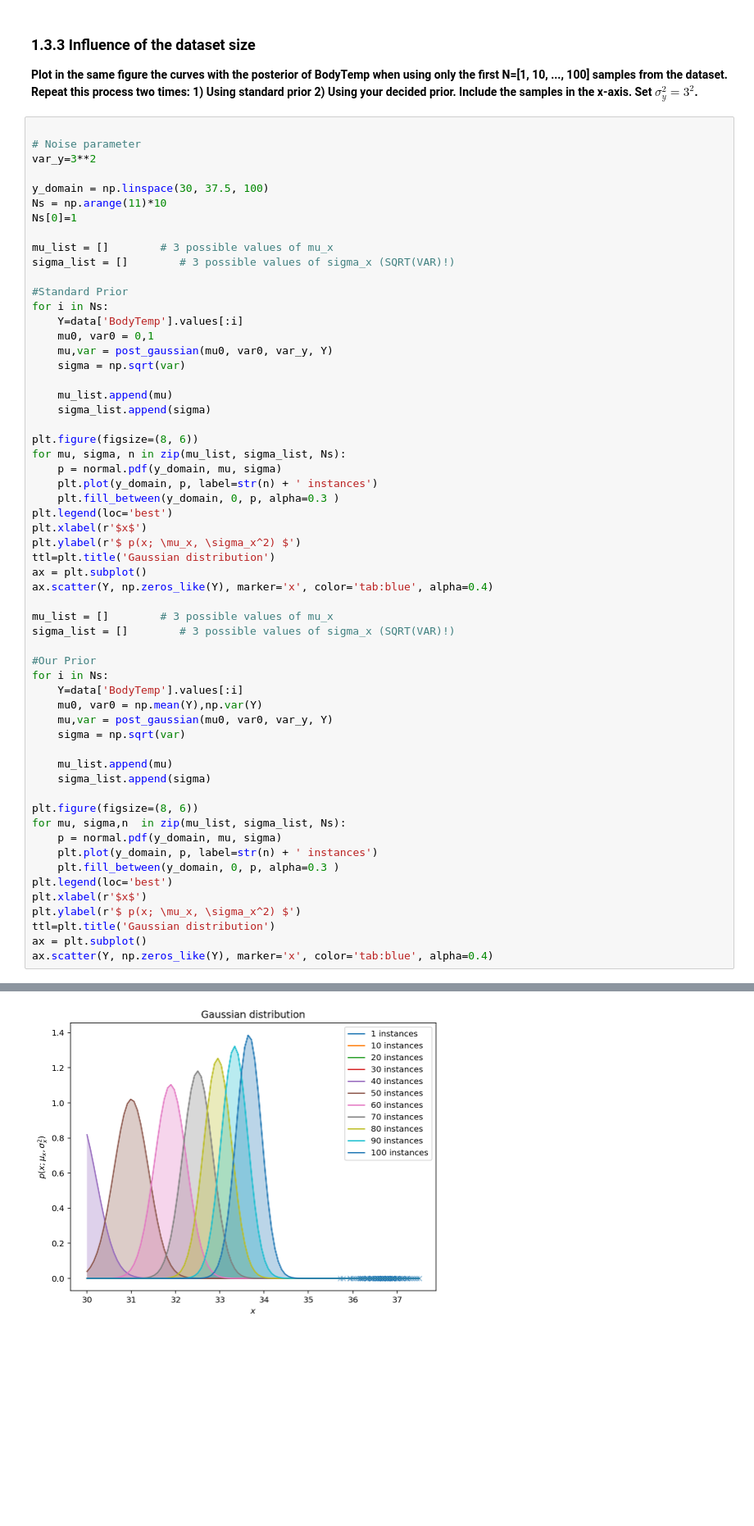
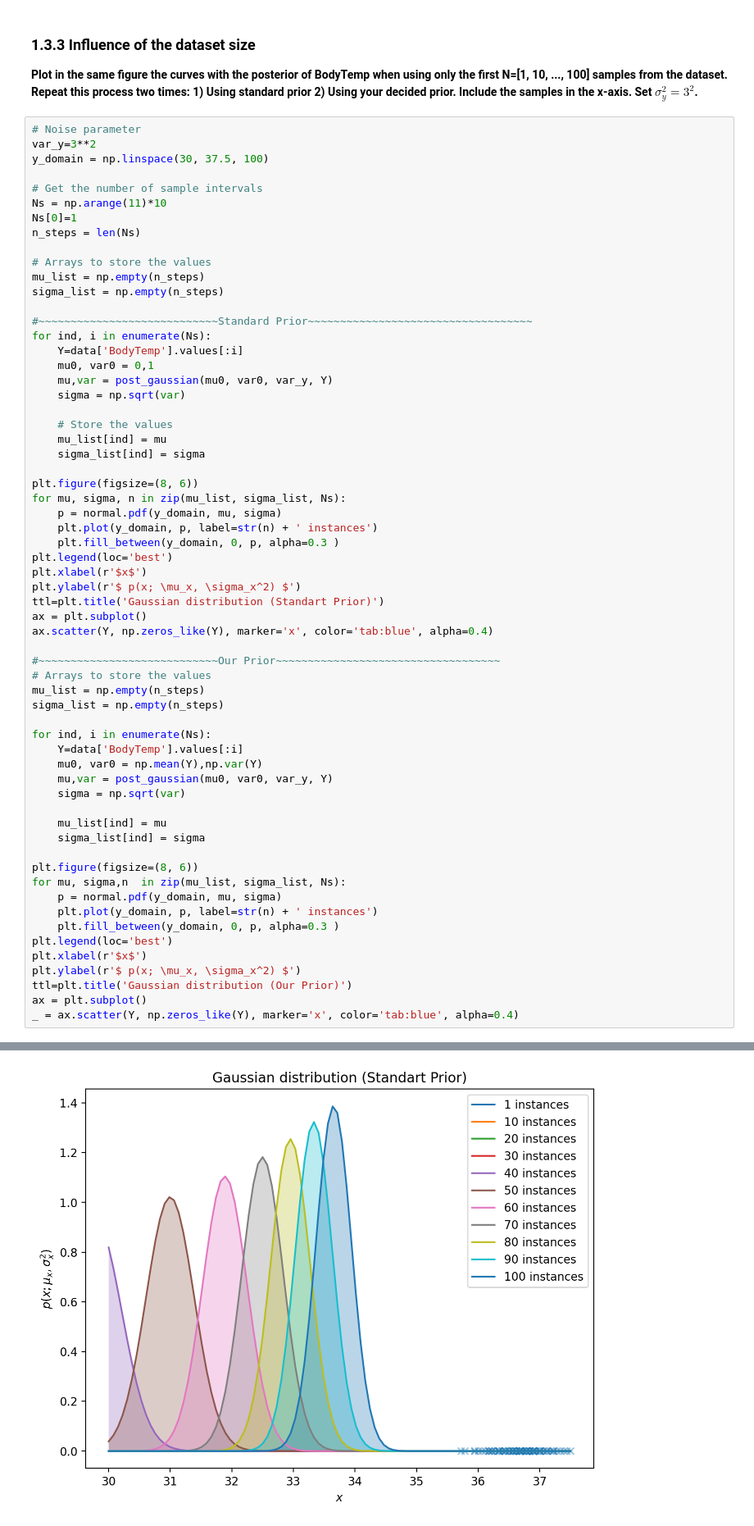
Before and after one commit to oscar-02-5/lab_unsupervised_continuous, a Jupyter notebook: lab_unsupervised_continuous_students.ipynb, the cells around one changed output, grey strips where cells are left out. Shown at 82% size. Cells and saved outputs as stored; diff of their text form; blank space fills up the shorter version.

```diff
--- a/lab_unsupervised_continuous_students.ipynb
+++ b/lab_unsupervised_continuous_students.ipynb
@@ -278,26 +278,29 @@ ax.scatter(Y, np.zeros_like(Y), marker='x', color='tab:blue', alpha=0.4)
 ### 1.3.3 Influence of the dataset size
 **Plot in the same figure the curves with the posterior of BodyTemp when using only the first N=[1, 10, ..., 100] samples from the dataset. Repeat this process two times: 1) Using standard prior 2) Using your decided prior. Include the samples in the x-axis. Set $\sigma_y^2=3^2$.**
 # %%
-
 # Noise parameter
 var_y=3**2
+y_domain = np.linspace(30, 37.5, 100)
 
-y_domain = np.linspace(30, 37.5, 100)
+# Get the number of sample intervals
 Ns = np.arange(11)*10
 Ns[0]=1
+n_steps = len(Ns)
 
-mu_list = []        # 3 possible values of mu_x
-sigma_list = []        # 3 possible values of sigma_x (SQRT(VAR)!)
+# Arrays to store the values
+mu_list = np.empty(n_steps)
+sigma_list = np.empty(n_steps)
 
-#Standard Prior
-for i in Ns:
+#~~~~~~~~~~~~~~~~~~~~~~~~~~~~Standard Prior~~~~~~~~~~~~~~~~~~~~~~~~~~~~~~~~~~~
+for ind, i in enumerate(Ns):
     Y=data['BodyTemp'].values[:i]
     mu0, var0 = 0,1
     mu,var = post_gaussian(mu0, var0, var_y, Y)
     sigma = np.sqrt(var)
 
-    mu_list.append(mu)
-    sigma_list.append(sigma)
+    # Store the values
+    mu_list[ind] = mu
+    sigma_list[ind] = sigma
 
 plt.figure(figsize=(8, 6))
 for mu, sigma, n in zip(mu_list, sigma_list, Ns):
@@ -307,22 +310,23 @@ for mu, sigma, n in zip(mu_list, sigma_list, Ns):
 plt.legend(loc='best')
 plt.xlabel(r'$x$')
 plt.ylabel(r'$ p(x; \mu_x, \sigma_x^2) $')
-ttl=plt.title('Gaussian distribution')
+ttl=plt.title('Gaussian distribution (Standart Prior)')
 ax = plt.subplot()
 ax.scatter(Y, np.zeros_like(Y), marker='x', color='tab:blue', alpha=0.4)
 
-mu_list = []        # 3 possible values of mu_x
-sigma_list = []        # 3 possible values of sigma_x (SQRT(VAR)!)
+#~~~~~~~~~~~~~~~~~~~~~~~~~~~~Our Prior~~~~~~~~~~~~~~~~~~~~~~~~~~~~~~~~~~~
+# Arrays to store the values
+mu_list = np.empty(n_steps)
+sigma_list = np.empty(n_steps)
 
-#Our Prior
-for i in Ns:
+for ind, i in enumerate(Ns):
     Y=data['BodyTemp'].values[:i]
     mu0, var0 = np.mean(Y),np.var(Y)
     mu,var = post_gaussian(mu0, var0, var_y, Y)
     sigma = np.sqrt(var)
 
-    mu_list.append(mu)
-    sigma_list.append(sigma)
+    mu_list[ind] = mu
+    sigma_list[ind] = sigma
 
 plt.figure(figsize=(8, 6))
 for mu, sigma,n  in zip(mu_list, sigma_list, Ns):
@@ -332,7 +336,7 @@ for mu, sigma,n  in zip(mu_list, sigma_list, Ns):
 plt.legend(loc='best')
 plt.xlabel(r'$x$')
 plt.ylabel(r'$ p(x; \mu_x, \sigma_x^2) $')
-ttl=plt.title('Gaussian distribution')
+ttl=plt.title('Gaussian distribution (Our Prior)')
 ax = plt.subplot()
-ax.scatter(Y, np.zeros_like(Y), marker='x', color='tab:blue', alpha=0.4)
+_ = ax.scatter(Y, np.zeros_like(Y), marker='x', color='tab:blue', alpha=0.4)
 # %% [output]
@@ -340 +343 @@ ax.scatter(Y, np.zeros_like(Y), marker='x', color='tab:blue', alpha=0.4)
-[figure, old version]
+[figure, new version]
```
Also changed, not shown: parts of 7 cells of this notebook.
